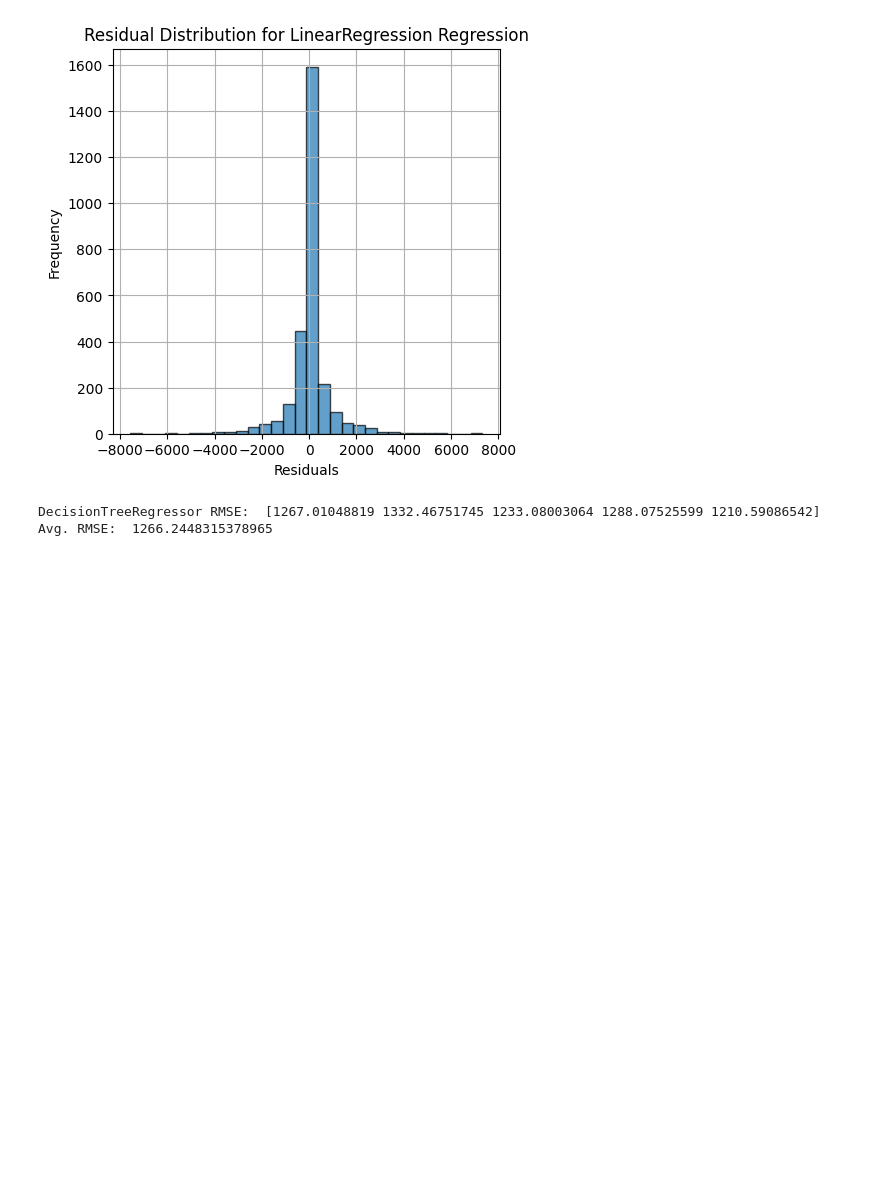
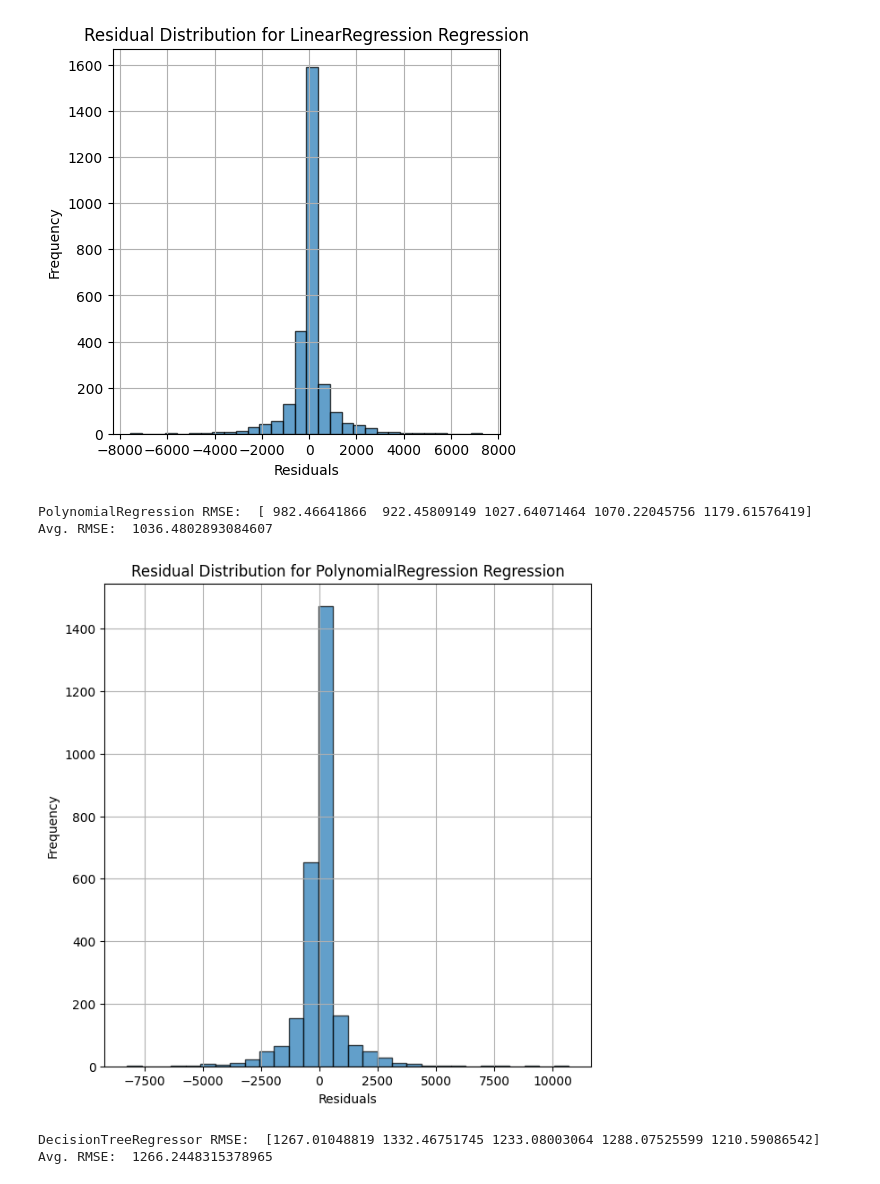
Before and after one commit to lbibi1805-dot/ML_Bitcoin, a Jupyter notebook: Evaluation/evalution.ipynb, the cells around one changed output. Cells and saved outputs as stored; diff of their text form; code cells hidden in the pictures; blank space fills up the shorter version.

```diff
--- a/Evaluation/evalution.ipynb
+++ b/Evaluation/evalution.ipynb
@@ -541,7 +540,7 @@ Model successfully saved as DecisionTreeRegressor_model.pkl
 **5.4. Try Polynomial Regression (in-lecture).**
 # %%
 # Sử dụng PolynomialFeatures kết hợp với một mô hình hồi quy
-degree = 10
+degree = 2
 model = Pipeline([
     ('poly_features', PolynomialFeatures(degree=degree)),
     ('lin_reg', LinearRegression())
@@ -703,12 +710,16 @@ Avg. RMSE:  903.7141769067824
 # %%
 model_name = "PolynomialRegression"
 run_new_evaluation = 1  # Set to 0 if you want to load the saved results
 
 if run_new_evaluation == 1:
-    model = Pipeline([('poly_features', PolynomialFeatures(degree=10)), ('lin_reg', LinearRegression())])
+    model = Pipeline([('poly_features', PolynomialFeatures(degree=2)), ('lin_reg', LinearRegression())])
     evaluate_and_plot(model, model_name, X_train, y_train, cv)
 else:
     load_and_print_rmse_with_plot(model_name)
+# %% [output]
+PolynomialRegression RMSE:  [ 982.46641866  922.45809149 1027.64071464 1070.22045756 1179.61576419]
+Avg. RMSE:  1036.4802893084607
+[figure, added]
 # %%
 model_name = "DecisionTreeRegressor"
 run_new_evaluation = 0  # Set to 0 if you want to load the saved results
```
Also changed, not shown: parts of 5 cells of this notebook, 5 other files.
